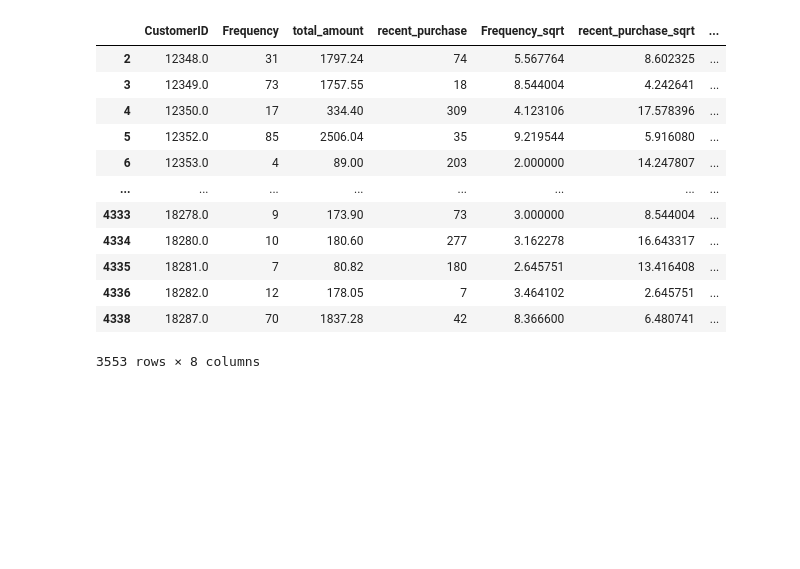
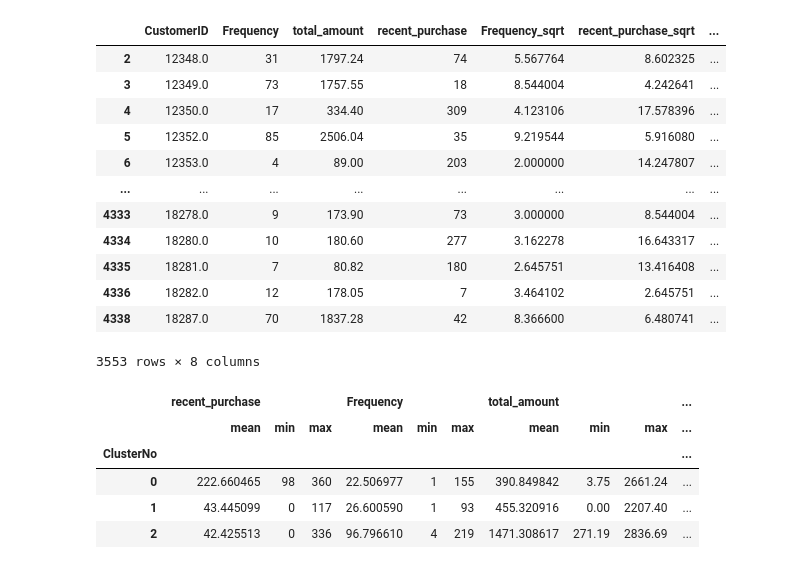
Before and after one commit to shreesha2304/Online-Retail-Customer-Segmentation, a Jupyter notebook: Online_Retail_Customer_Segmentation_Capstone_Project.ipynb, the cells around one changed output. Cells and saved outputs as stored; diff of their text form; code cells hidden in the pictures; blank space fills up the shorter version.

```diff
--- a/Online_Retail_Customer_Segmentation_Capstone_Project.ipynb
+++ b/Online_Retail_Customer_Segmentation_Capstone_Project.ipynb
@@ -715,6 +717,20 @@ df_new
 | 4336 | 18282.0 | 12 | 178.05 | 7 | 3.464102 | 2.645751 | ... |
 | 4338 | 18287.0 | 70 | 1837.28 | 42 | 8.366600 | 6.480741 | ... |
 3553 rows × 8 columns
+# %%
+#let's check the common characteristics of each cluster
+df_new.groupby('ClusterNo').agg({
+    'recent_purchase': ['mean', 'min', 'max'],
+    'Frequency': ['mean', 'min', 'max'],
+    'total_amount': ['mean', 'min', 'max','count']
+})
+# %% [output]
+|  | recent_purchase |  |  | Frequency |  |  | total_amount |  |  | ... |
+|  | mean | min | max | mean | min | max | mean | min | max | ... |
+| ClusterNo |  |  |  |  |  |  |  |  |  | ... |
+| 0 | 222.660465 | 98 | 360 | 22.506977 | 1 | 155 | 390.849842 | 3.75 | 2661.24 | ... |
+| 1 | 43.445099 | 0 | 117 | 26.600590 | 1 | 93 | 455.320916 | 0.00 | 2207.40 | ... |
+| 2 | 42.425513 | 0 | 336 | 96.796610 | 4 | 219 | 1471.308617 | 271.19 | 2836.69 | ... |
 # %%
 #creating the final dataframe by merging cluster number with original dataset
 clusters_df= pd.merge(df, df_new[['CustomerID', 'ClusterNo']], on = 'CustomerID')
```
Also changed, not shown: parts of 6 cells of this notebook.
